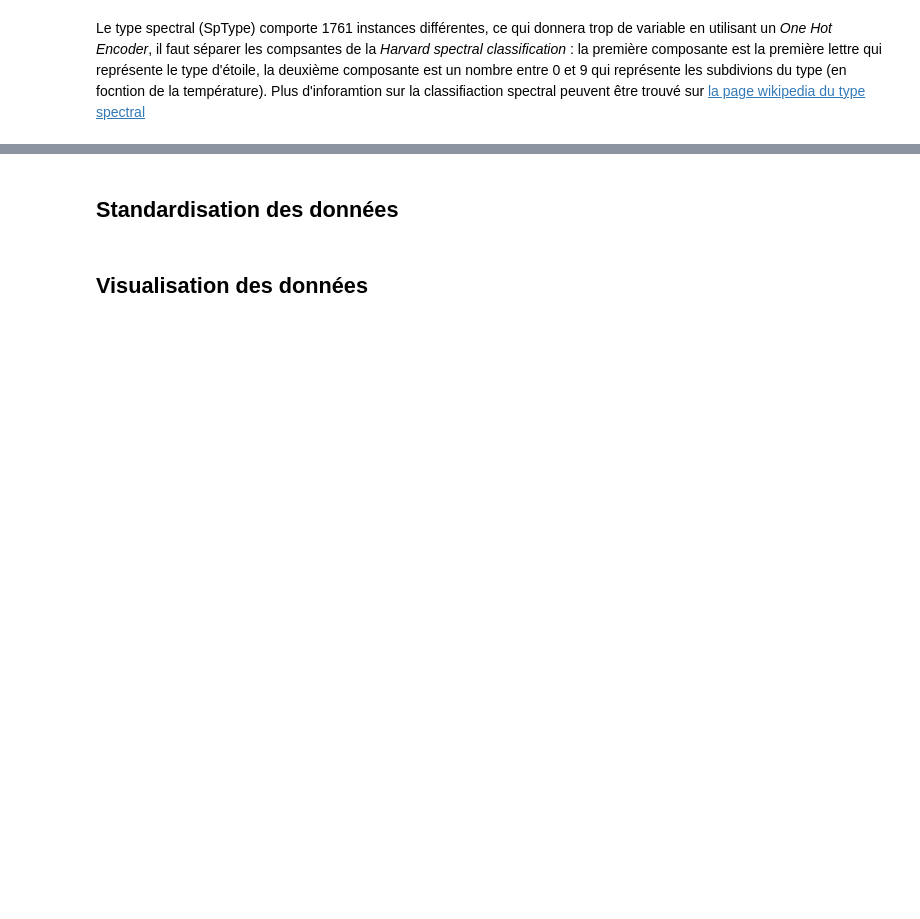
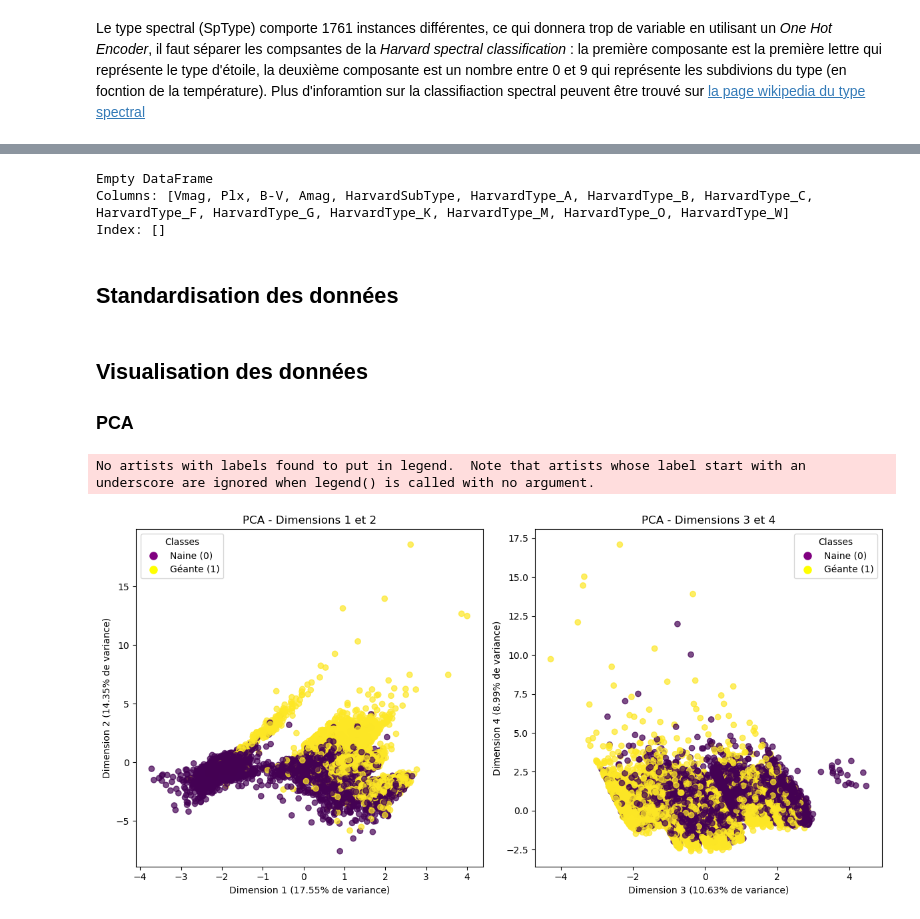
Before and after one commit to tanguy-linard/stellar-classification, a Jupyter notebook: stellar_classification.ipynb, the cells around one changed output, grey strips where cells are left out. Drawn from its saved outputs; the diff is of its cells as text; code cells hidden in the pictures; blank space fills up the shorter version.

```diff
--- a/stellar_classification.ipynb
+++ b/stellar_classification.ipynb
@@ -112,11 +116,12 @@ Le type spectral (SpType) comporte 1761 instances différentes, ce qui donnera t
 # %%
 # Simplification de la variable SpType
 # Harvard Type
-X['HarvardType'] = X['SpType'].str[0]
+X['HarvardType'] = X['SpType'].str[0] # Extraire premier caractère
 print(X['HarvardType'].value_counts())
 
 # Harvard Sub Type
-X['HarvardSubType'] = X['SpType'].apply(lambda x: re.search(r'\d', x).group() if re.search(r'\d', x) else None) # Extraire premier chiffre
+X['HarvardSubType'] = X['SpType'].apply(lambda x: int(re.search(r'\d', x).group()) if re.search(r'\d', x) else None) # Extraire le premier chiffre
+X['HarvardSubType'] = X['HarvardSubType'].fillna(X['HarvardSubType'].mean()) # Remplacer les valeurs manquantes par la moyenne
 print(X['HarvardSubType'].value_counts())
 
 X = X.drop(['SpType'], axis = 1)
@@ -165,4 +170,13 @@ X
 20211 rows × 14 columns
+# %%
+X.isnull().values.any()
+null_mask = X.isnull().any(axis=1)
+null_rows = X[null_mask]
+print(null_rows)
+# %% [output]
+Empty DataFrame
+Columns: [Vmag, Plx, B-V, Amag, HarvardSubType, HarvardType_A, HarvardType_B, HarvardType_C, HarvardType_F, HarvardType_G, HarvardType_K, HarvardType_M, HarvardType_O, HarvardType_W]
+Index: []
 # %% [markdown]
 ## Standardisation des données
 # %%
@@ -170,3 +184,35 @@ X
 X = StandardScaler().fit_transform(X)
 # %% [markdown]
 ## Visualisation des données
+### PCA
+# %%
+pca = PCA(n_components=4)
+X_pca = pca.fit_transform(X)
+# %%
+# Visualisation des dimensions principales
+fig, axes = plt.subplots(1, 2, figsize=(12, 6))
+
+# dimensions 1 et 2
+axes[0].scatter(X_pca[:, 0], X_pca[:, 1], c=y, cmap='viridis', alpha=0.7)
+axes[0].set_title("PCA - Dimensions 1 et 2")
+axes[0].set_xlabel(f"Dimension 1 ({pca.explained_variance_ratio_[0]:.2%} de variance)")
+axes[0].set_ylabel(f"Dimension 2 ({pca.explained_variance_ratio_[1]:.2%} de variance)")
+
+# dimensions 3 et 4
+axes[1].scatter(X_pca[:, 2], X_pca[:, 3], c=y, cmap='viridis', alpha=0.7)
+axes[1].set_title("PCA - Dimensions 3 et 4")
+axes[1].set_xlabel(f"Dimension 3 ({pca.explained_variance_ratio_[2]:.2%} de variance)")
+axes[1].set_ylabel(f"Dimension 4 ({pca.explained_variance_ratio_[3]:.2%} de variance)")
+axes[1].legend()
+
+# Ajout de la légende pour les deux classes
+handles = [plt.Line2D([0], [0], marker='o', color='w', markerfacecolor='purple', markersize=10, label='Naine (0)'),
+           plt.Line2D([0], [0], marker='o', color='w', markerfacecolor='yellow', markersize=10, label='Géante (1)')]
+axes[0].legend(handles=handles, title="Classes")
+axes[1].legend(handles=handles, title="Classes")
+
+plt.tight_layout()
+plt.show()
+# %% [output]
+No artists with labels found to put in legend.  Note that artists whose label start with an underscore are ignored when legend() is called with no argument.
+[figure, added]
```
Also changed, not shown: parts of 4 cells of this notebook, 1 other file.
